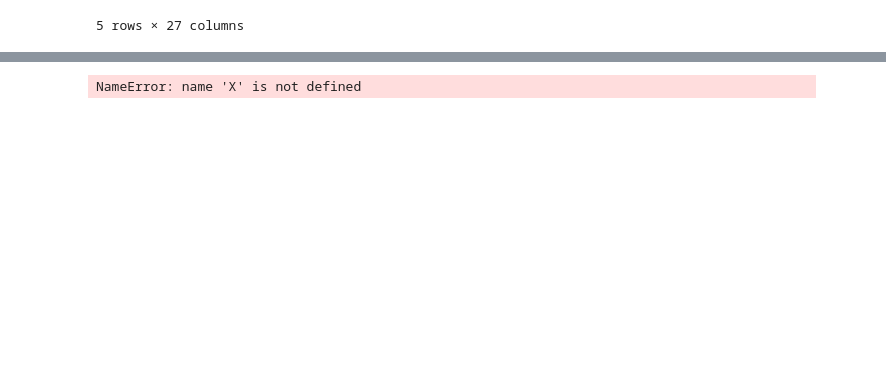
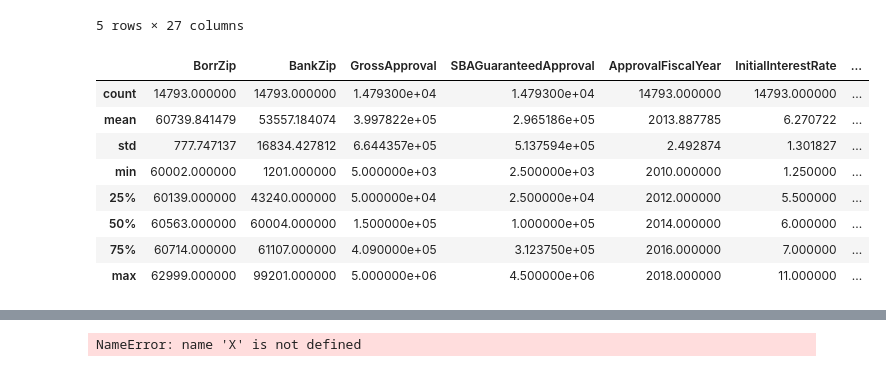
Before and after one commit to FJGalliano/MachineLearning_SBA, a Jupyter notebook: SBA_MachineLearning.ipynb, the cells around one changed output, grey strips where cells are left out. Drawn from its saved outputs; the diff is of its cells as text; code cells hidden in the pictures; blank space fills up the shorter version.

```diff
--- a/SBA_MachineLearning.ipynb
+++ b/SBA_MachineLearning.ipynb
@@ -42,3 +42,15 @@ il_df.head()
 
 # print("Shape: ", X.shape, y.shape)
 # X
+# %%
+il_df.describe()
+# %% [output]
+|  | BorrZip | BankZip | GrossApproval | SBAGuaranteedApproval | ApprovalFiscalYear | InitialInterestRate | ... |
+| count | 14793.000000 | 14793.000000 | 1.479300e+04 | 1.479300e+04 | 14793.000000 | 14793.000000 | ... |
+| mean | 60739.841479 | 53557.184074 | 3.997822e+05 | 2.965186e+05 | 2013.887785 | 6.270722 | ... |
+| std | 777.747137 | 16834.427812 | 6.644357e+05 | 5.137594e+05 | 2.492874 | 1.301827 | ... |
+| min | 60002.000000 | 1201.000000 | 5.000000e+03 | 2.500000e+03 | 2010.000000 | 1.250000 | ... |
+| 25% | 60139.000000 | 43240.000000 | 5.000000e+04 | 2.500000e+04 | 2012.000000 | 5.500000 | ... |
+| 50% | 60563.000000 | 60004.000000 | 1.500000e+05 | 1.000000e+05 | 2014.000000 | 6.000000 | ... |
+| 75% | 60714.000000 | 61107.000000 | 4.090000e+05 | 3.123750e+05 | 2016.000000 | 7.000000 | ... |
+| max | 62999.000000 | 99201.000000 | 5.000000e+06 | 4.500000e+06 | 2018.000000 | 11.000000 | ... |
```
Also changed, not shown: parts of 4 cells of this notebook.
